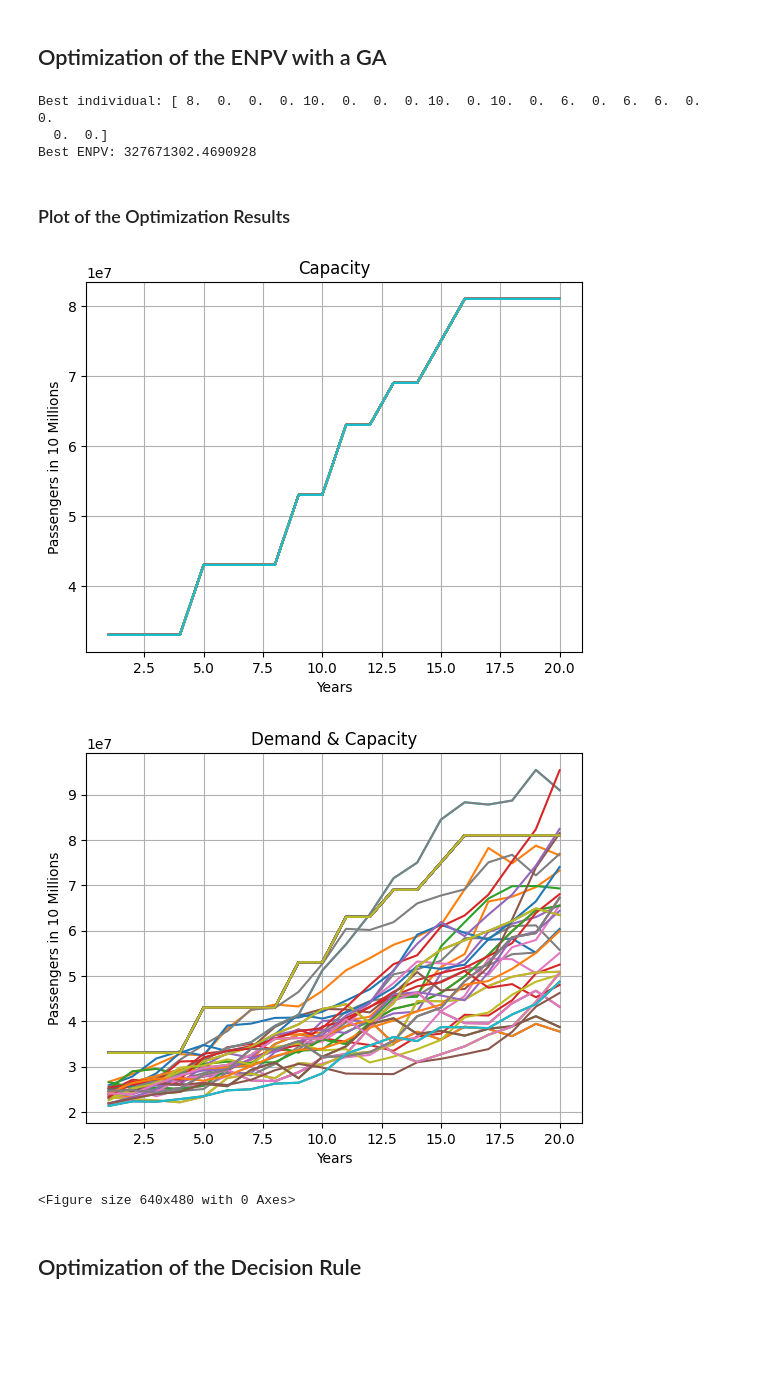
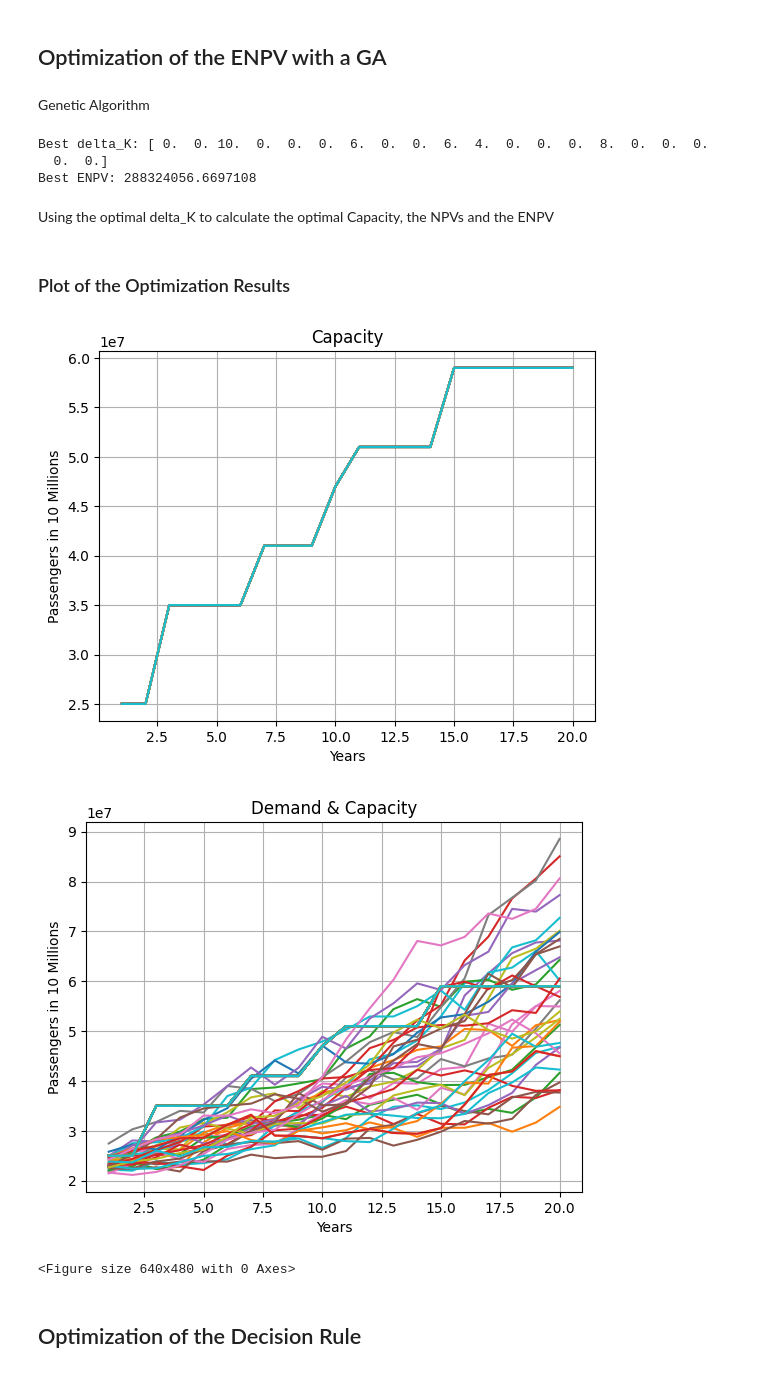
Before and after one commit to Oli767/VT1-Python-Files, a Jupyter notebook: VT2 VS Code/VT2.ipynb, the cells around one changed output. Cells and saved outputs as stored; diff of their text form; code cells hidden in the pictures; blank space fills up the shorter version.

```diff
--- a/VT2 VS Code/VT2.ipynb
+++ b/VT2 VS Code/VT2.ipynb
@@ -98,42 +73,55 @@ Geometric Brownian motion Formula
 ![image.png](attachment:image.png)
 # %% [markdown]
 ## Optimization of the ENPV with a GA
+# %% [markdown]
+Genetic Algorithm
 # %%
-Optimized_delta_K = fn.GA(Param, Demand)
-print("Best individual:", Optimized_delta_K / 1000000)
-print("Best ENPV:", Optimized_delta_K.fitness.values[0])
+# Calculating the optimal delta_K vector with the genetic algorithm
+delta_K_optimized = fn.GA(Param, Demand, 0)
+
+print("Best delta_K:", delta_K_optimized / 1000000)
+print("Best ENPV:", delta_K_optimized.fitness.values[0])
 # %% [output]
-Best individual: [ 8.  0.  0.  0. 10.  0.  0.  0. 10.  0. 10.  0.  6.  0.  6.  6.  0.  0.
+Best delta_K: [ 0.  0. 10.  0.  0.  0.  6.  0.  0.  6.  4.  0.  0.  0.  8.  0.  0.  0.
   0.  0.]
-Best ENPV: 327671302.4690928
+Best ENPV: 288324056.6697108
+# %% [markdown]
+Using the optimal delta_K to calculate the optimal Capacity, the NPVs and the ENPV
+# %%
+# Calculating the Capacity Matrix with the optimal delta_K vector
+K_Optimized = fn.Capacity(delta_K_optimized, Param)
+
+# Creating a Matrix with the Demand and the Capacity Matrix for plotting
+K_Optimized_with_Demand_Plot = np.vstack([Demand, K_Optimized])
+
+# Calculating the NPV and ENPV
+NPV_Optimized = fn.NPV_calculation(K_Optimized, Demand, delta_K_optimized, Param, 0)
+ENPV_Optimized = np.mean(NPV_Optimized)
 # %% [markdown]
 ### Plot of the Optimization Results
 # %%
-Optimized_K = np.array(fn.Capacity(Param["K0"], Optimized_delta_K, Param["Forecasts"]))
-Optimized_K_Plot = np.vstack([Demand, Optimized_K])
-
 # Calling the Scenario Plotting Function
 fn.Scenario_plot(
-    Optimized_K,
+    K_Optimized,
     Param["Fth"],
     True,
     "Capacity",
     "Passengers in 10 Millions",
     30,
 )
 
 # Calling the Scenario Plotting Function
 fn.Scenario_plot(
-    Optimized_K_Plot,
+    K_Optimized_with_Demand_Plot,
     Param["Fth"],
     True,
     "Demand & Capacity",
     "Passengers in 10 Millions",
-    100,
+    80,
 )
 # %% [output]
-[figure, old version]
+[figure, new version]
-[figure, old version]
+[figure, new version]
 <Figure size 640x480 with 0 Axes>
 # %% [markdown]
 ## Optimization of the Decision Rule
```
Also changed, not shown: parts of 13 cells of this notebook, 1 other file.
